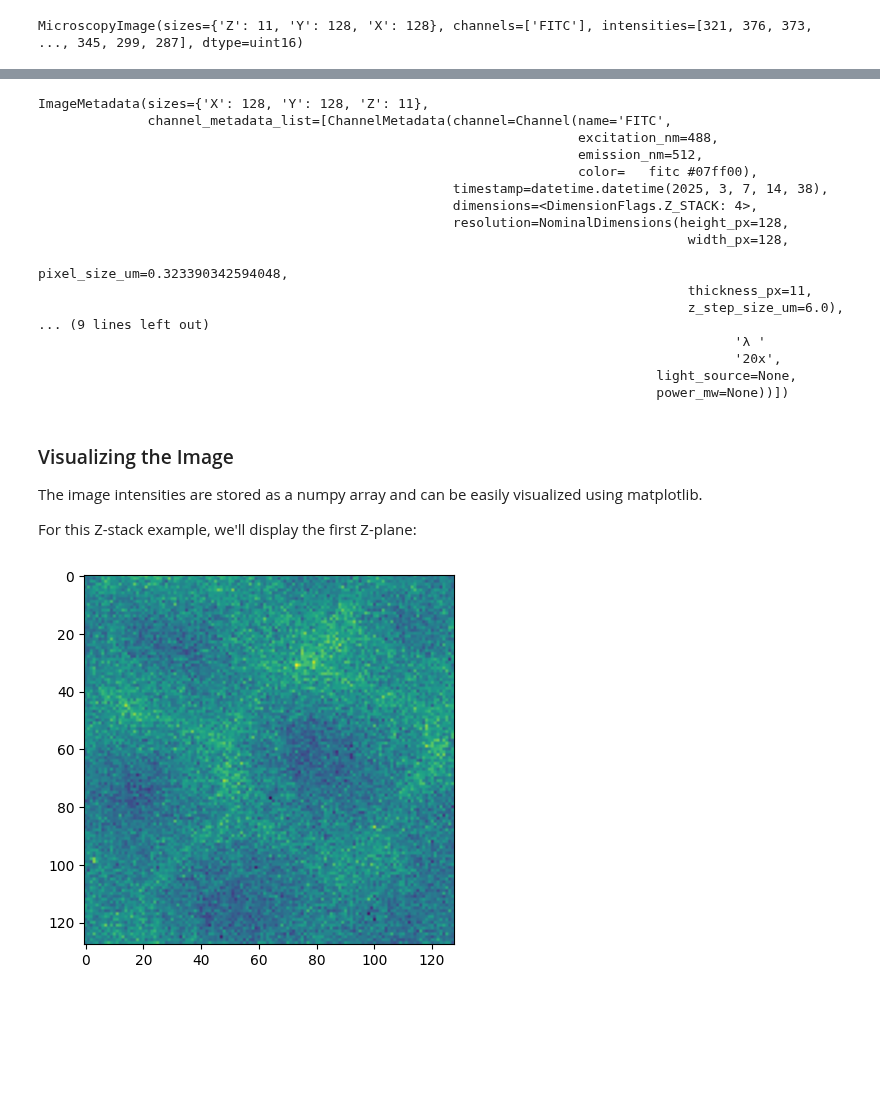
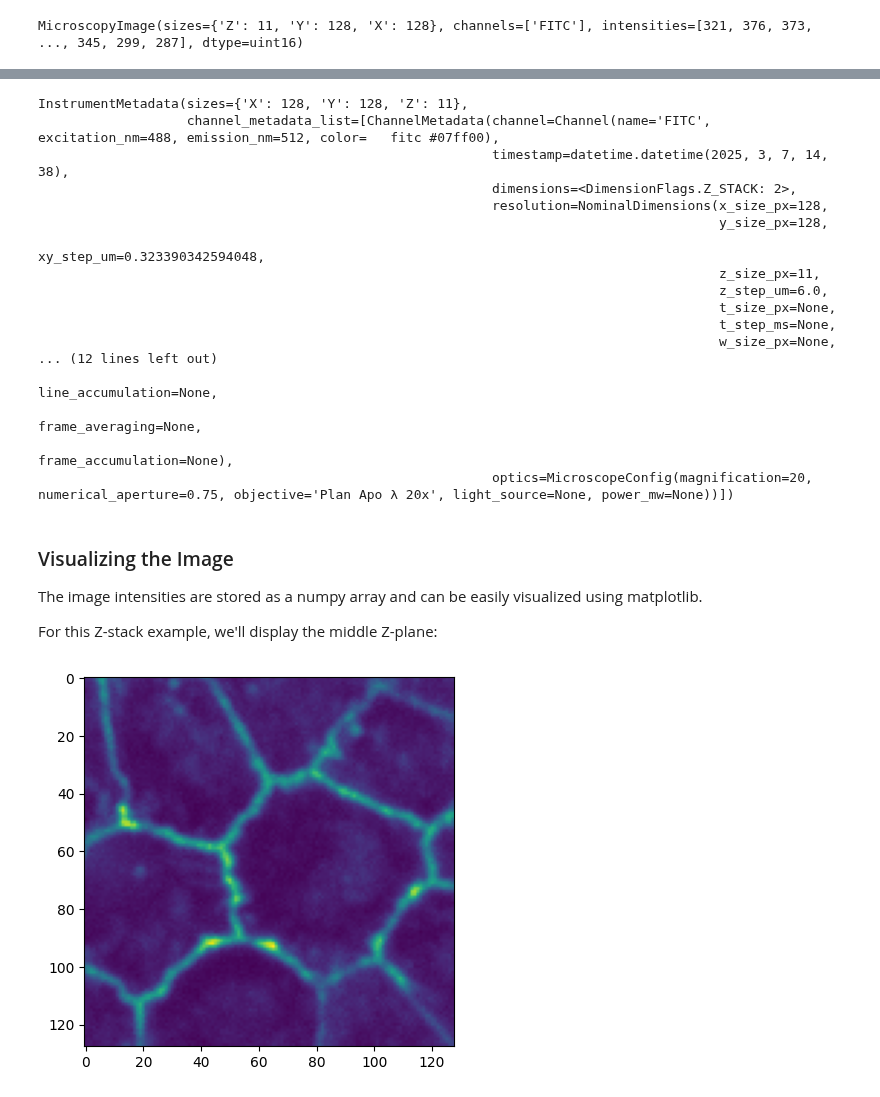
Before and after one commit to Arcadia-Science/arcadia-microscopy-tools, a Jupyter notebook: docs/examples/basic_usage.ipynb, the cells around one changed output, grey strips where cells are left out. Cells and saved outputs as stored; diff of their text form; code cells hidden in the pictures; blank space fills up the shorter version.

```diff
--- a/docs/examples/basic_usage.ipynb
+++ b/docs/examples/basic_usage.ipynb
@@ -45,35 +50,36 @@ The `MicroscopyImage` object provides rich metadata about the image, including:
 # %%
 # Display the full image metadata
-pprint(image.metadata.image)
+pprint(image.metadata.instrument, width=200)
 # %% [output]
-ImageMetadata(sizes={'X': 128, 'Y': 128, 'Z': 11},
-              channel_metadata_list=[ChannelMetadata(channel=Channel(name='FITC',
-                                                                     excitation_nm=488,
-                                                                     emission_nm=512,
-                                                                     color=   fitc #07ff00),
-                                                     timestamp=datetime.datetime(2025, 3, 7, 14, 38),
-                                                     dimensions=<DimensionFlags.Z_STACK: 4>,
-                                                     resolution=NominalDimensions(height_px=128,
-                                                                                   width_px=128,
-                                                                                   pixel_size_um=0.323390342594048,
-                                                                                   thickness_px=11,
-                                                                                   z_step_size_um=6.0),
-... (9 lines left out)
-                                                                                         'λ '
-                                                                                         '20x',
-                                                                               light_source=None,
-                                                                               power_mw=None))])
+InstrumentMetadata(sizes={'X': 128, 'Y': 128, 'Z': 11},
+                   channel_metadata_list=[ChannelMetadata(channel=Channel(name='FITC', excitation_nm=488, emission_nm=512, color=   fitc #07ff00),
+                                                          timestamp=datetime.datetime(2025, 3, 7, 14, 38),
+                                                          dimensions=<DimensionFlags.Z_STACK: 2>,
+                                                          resolution=NominalDimensions(x_size_px=128,
+                                                                                       y_size_px=128,
+                                                                                       xy_step_um=0.323390342594048,
+                                                                                       z_size_px=11,
+                                                                                       z_step_um=6.0,
+                                                                                       t_size_px=None,
+                                                                                       t_step_ms=None,
+                                                                                       w_size_px=None,
+... (12 lines left out)
+                                                                                          line_accumulation=None,
+                                                                                          frame_averaging=None,
+                                                                                          frame_accumulation=None),
+                                                          optics=MicroscopeConfig(magnification=20, numerical_aperture=0.75, objective='Plan Apo λ 20x', light_source=None, power_mw=None))])
 # %% [markdown]
 ### Visualizing the Image
 
 The image intensities are stored as a numpy array and can be easily visualized using matplotlib.
 
-For this Z-stack example, we'll display the first Z-plane:
+For this Z-stack example, we'll display the middle Z-plane:
 # %%
-# Create a figure and display the first Z-plane (index 0)
+# Extract the central slice of the Z-stack
+mid_z = image.sizes["Z"] // 2
+
+# Create a figure and display the central slice of the Z-stack
 fig, ax = plt.subplots()
-
-# intensities[0] gets the first plane of the Z-stack
-_ = ax.imshow(image.intensities[0])
+_ = ax.imshow(image.intensities[mid_z])
 # %% [output]
-[figure, old version]
+[figure, new version]
```
Also changed, not shown: parts of 1 cell of this notebook, 4 other files.
